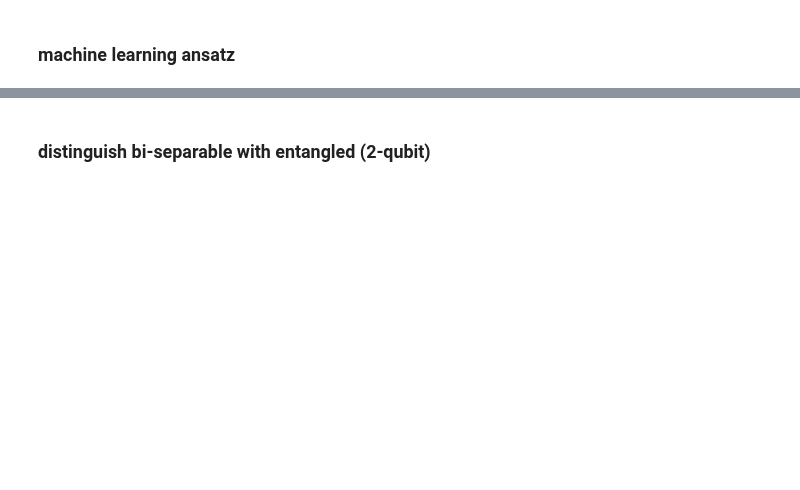
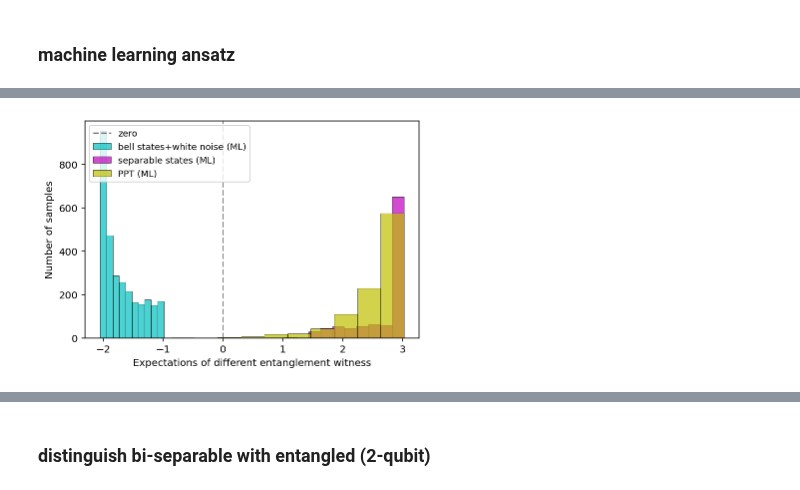
Before and after one commit to Jue-Xu/Entanglement-Witness, a Jupyter notebook: Code/Entangle.ipynb, the cells around one changed output, grey strips where cells are left out. Saved outputs shown, nothing was run; the diff lists cells and outputs as text; code cells hidden in the pictures; blank space fills up the shorter version.

```diff
--- a/Code/Entangle.ipynb
+++ b/Code/Entangle.ipynb
@@ -341,0 +161,93 @@ accuracy of prediction (other entangled): 0.0
+# %%
+# traing with the entries of the density matrix
+
+size_train = 1000
+size_test = 100
+bell_noise = 1 / 3
+print(f'noise limit: {bell_noise:.2f}')
+
+bell00_noisy = generate_bell_noisy_density(size_train*2, '00', bell_noise)
+# print(bell00_noisy_density[0])
+bell01_noisy = generate_bell_noisy_density(size_train*2, '01', bell_noise)
+bell10_noisy = generate_bell_noisy_density(size_train*2, '10', bell_noise)
+bell11_noisy = generate_bell_noisy_density(size_train*2, '11', bell_noise)
+
+bell_like_train = bell00_noisy[:size_train] + bell01_noisy[:size_train] + bell10_noisy[:size_train]+ bell11_noisy[:size_train]
+
+two_product_states = generate_rand_product_density(n=2, m=len(bell_like_train))
+# bell_like_train = bell00_noisy + bell01_noisy + bell10_noisy + bell11_noisy
+bell_states_lables = [bell_like_train, const_label(0, len(bell_like_train))]
+
+# two_qubit_product_states_train = generate_rand_product_state(n=2, m=len(bell_like_train))
+two_product_states_lables = [ two_product_states, const_label(1, len(two_product_states)) ]
+
+# two_pauli, two_label = tomographic_ansatz(n_qubit=2,n_feature=9)
+
+X, y = construct_training_dataset(
+    states_labels=[bell_states_lables, two_product_states_lables],
+    operators=two_pauli_tomo_operators)
+
+def svm_train_witness(X, y, size_test, kernel='rbf'):
+    ################# SVM training ####################
+    print("======================= SVM start ========================")
+    print("size of training set:", len(X), "; size of testing set:", size_test)
+    # print("size of testing set:", size_test)
+    n_sample = len(X)
+    X_train = X[:int(0.9 * n_sample)]
+    # print(X_train)
+    y_train = y[:int(0.9 * n_sample)]
+    X_test = X[int(0.9 * n_sample):]
+    y_test = y[int(0.9 * n_sample):]
+    # kernel
+    print("kernel method: ", kernel)
+    clf = svm.SVC()
+    clf.fit(X_train, y_train)
+
+    train_score = clf.score(X_train, y_train)
+    test_score = clf.score(X_test, y_test)
+    score = (train_score+test_score)/2
+    print(f'train score: {train_score:.4f}; test score: {test_score:.4f}')
+    print("======================== SVM end =========================")
+
+    return (clf, score)
+
+def evaluate_features(operators,states):
+    return  np.array([ expect(operators, state) for state in states ])
+
+def evaluate_witness(witness, features_set):
+    expect_val_set = [witness.decision_function(features) for features in features_set]
+    # print(prediction_test)
+    return expect_val_set
+
+# (X, Y) = assemble_training_dataset(size_train)
+to_features = 2
+print(f'# tomographic features: {len(two_pauli_tomo_operators)}; selected features: {to_features}')
+
+accuracy = 0.0
+while accuracy < 0.99:
+    select_indices = random.sample([i for i in range(len(two_pauli_tomo_operators))], to_features)
+    select_labels  = two_pauli_tomo_labels[select_indices]
+    print('selected Pauli operators', select_labels)
+
+    witness, accuracy = svm_train_witness(X=X[:, select_indices], y=y, size_test=size_test)
+
+bell_test_features = evaluate_features(operators=two_pauli_tomo_operators,states=bell_like_train[size_train:])
+separable_test_features = evaluate_features(
+    operators=two_pauli_tomo_operators,
+    states=generate_rand_product_density(n=2, m=size_train))
+two_qubit_ppt_state_features = evaluate_features(
+    operators=two_pauli_tomo_operators,
+    states=generate_random_ppt_state(n_qubit=2,m=size_train))
+two_qubit_npt_state_features = evaluate_features(
+    operators=two_pauli_tomo_operators,
+    states=generate_random_npt_state(n_qubit=2,m=size_train))
+
+test_expectation_lists = evaluate_witness(witness=witness, features_set=[bell_test_features[:, select_indices],separable_test_features[:, select_indices],two_qubit_ppt_state_features[:, select_indices]])
+
+fig, ax = plt.subplots(figsize=(6, 4))
+legends = ['zero', 'bell states+white noise (ML)', 'separable states (ML)', 'PPT (ML)', 'bell inequality']
+plot_expectation_hist(ax=ax, expectation_lists=test_expectation_lists, legends=legends, title='')
+plt.savefig('two_qubit_bell_ml.png', dpi=300)
+
+plot_feature_space(X=X, y=y, clf=witness, filter=select_indices, labels=select_labels, savefig=True)
+# %% [output]
@@ -341,0 +271 @@ accuracy of prediction (other entangled): 0.0
+[figure, added]
```
Also changed, not shown: parts of 40 cells of this notebook, 13 other files.
